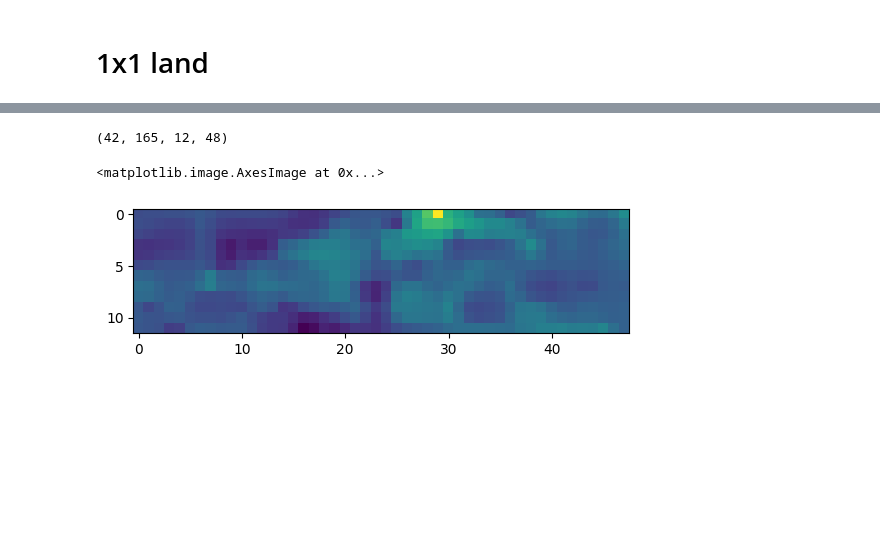
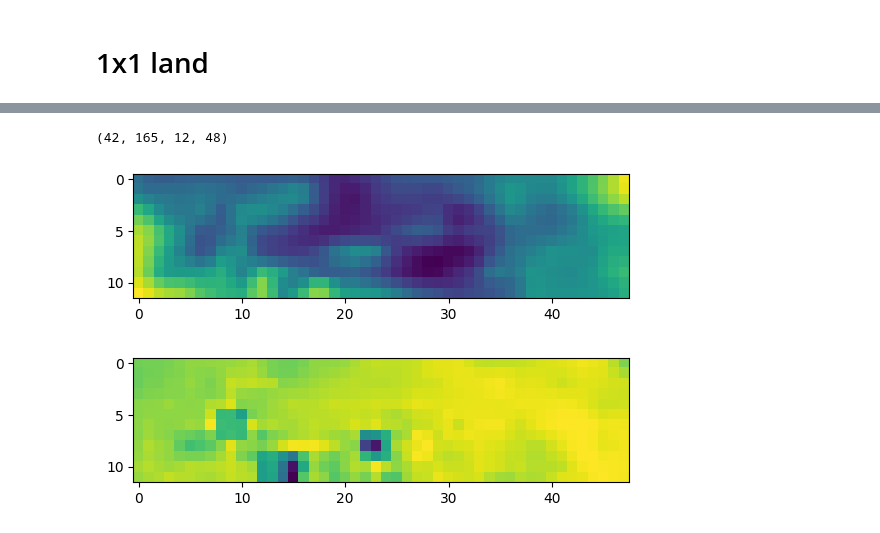
Before and after one commit to HalKiyo/ryzen5900_jupyter_test, a Jupyter notebook: test_workspace/space_test/space.ipynb, the cells around one changed output, grey strips where cells are left out. Drawn from its saved outputs; the diff is of its cells as text; code cells hidden in the pictures; blank space fills up the shorter version.

```diff
--- a/test_workspace/space_test/space.ipynb
+++ b/test_workspace/space_test/space.ipynb
@@ -85,0 +122,21 @@ plt.imshow(mask(land[0,0]))
+# %%
+tors = 'predictors_std_Apr_t'
+tand = 'pr_1x1_std_MJJASO_thailand'
+predictors, predictand = load(tors, tand)
+print(predictors.shape, predictand.shape)
+
+import matplotlib.pyplot as plt
+land = predictors[0, :, :, :, :]
+plt.imshow(mask(land[0,0]))
+plt.show()
+
+import numpy as np
+land = mask(land)
+std_map = np.empty((120, 360))
+for i in range(120):
+    for j in range(360):
+        std = np.std(land[:, :, i, j].reshape(-1))
+        std_map[i,j] = std
+plt.imshow(std_map)
+plt.colorbar()
+plt.show()
@@ -86,8 +147,16 @@ plt.imshow(mask(land[0,0]))
 # %%
-land = predictors[0, :, :, 16:28, 65:113]
+# lat = 60-y
+x1, x2 = 65, 113
+y1, y2 = 16, 28
+
+land = predictors[0, :, :, y1:y2, x1:x2]
 print(land.shape)
 plt.imshow(mask(land[0,0]))
+plt.show()
+
+plt.imshow(std_map[y1:y2, x1:x2])
+plt.show()
 # %% [output]
 (42, 165, 12, 48)
-<matplotlib.image.AxesImage at 0x...>
-[figure, old version]
+[figure, new version]
+[figure, added]
```
Also changed, not shown: parts of 5 cells of this notebook.
